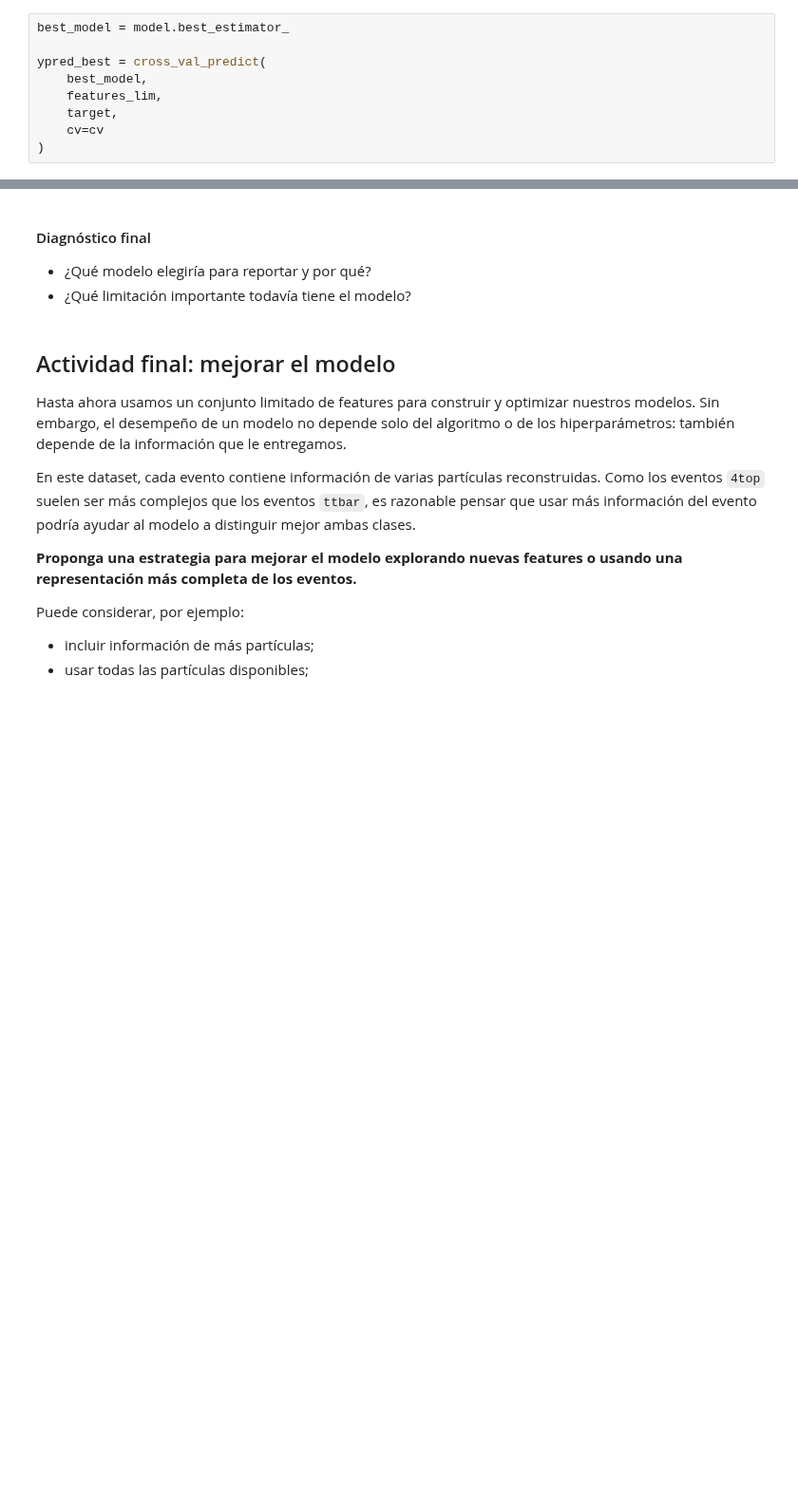
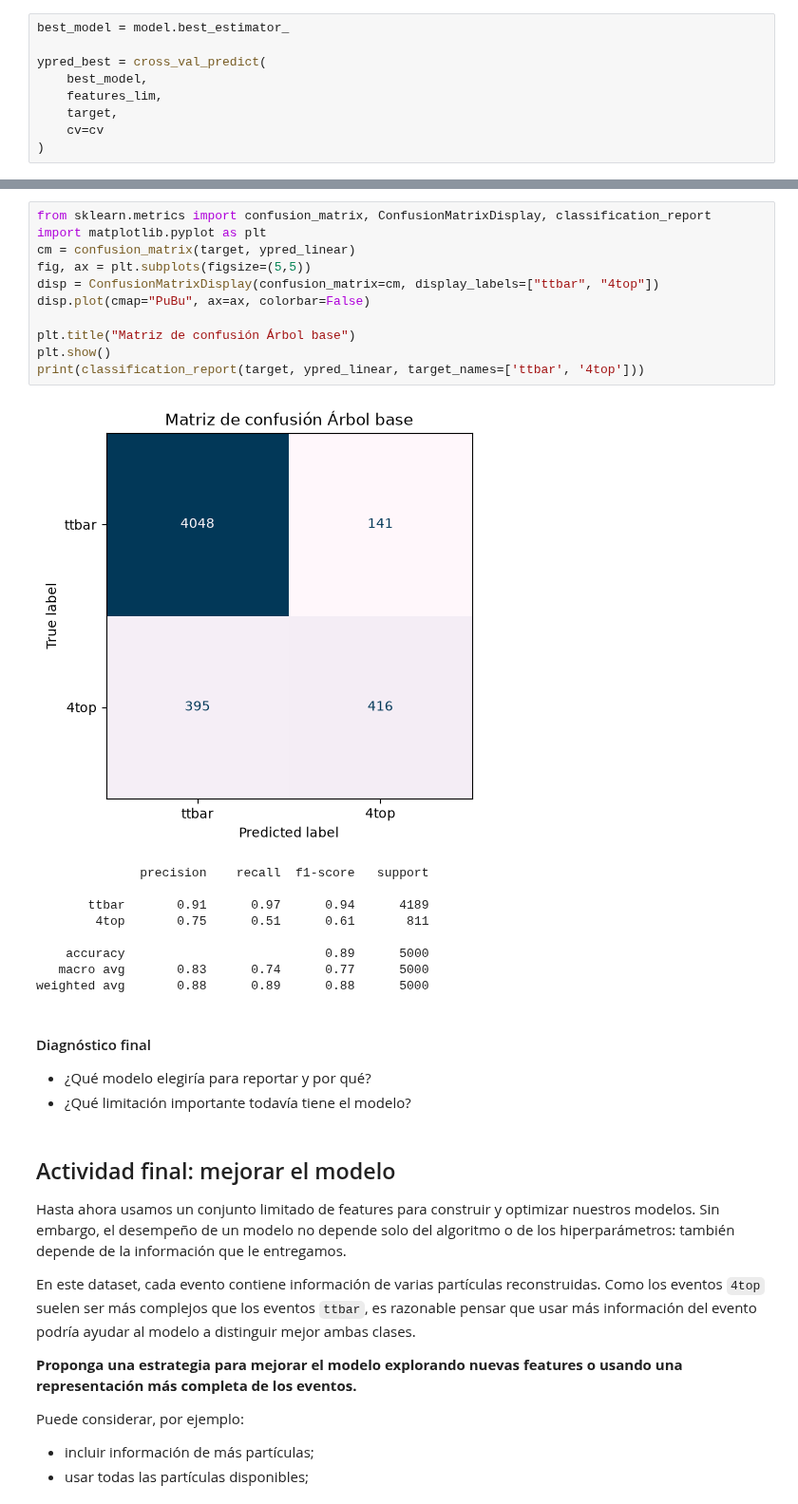
Before and after one commit to tobi557/ML_USM, a Jupyter notebook: Actividades/Semana05_SVM.ipynb, the cells around one changed output, grey strips where cells are left out. Shown at 95% size. Drawn from its saved outputs; the diff is of its cells as text; blank space fills up the shorter version.

```diff
--- a/Actividades/Semana05_SVM.ipynb
+++ b/Actividades/Semana05_SVM.ipynb
@@ -446,3 +674,24 @@ Complete la tabla de comparación
+# %%
+from sklearn.metrics import confusion_matrix, ConfusionMatrixDisplay, classification_report
+import matplotlib.pyplot as plt
+cm = confusion_matrix(target, ypred_linear)
+fig, ax = plt.subplots(figsize=(5,5))
+disp = ConfusionMatrixDisplay(confusion_matrix=cm, display_labels=["ttbar", "4top"])
+disp.plot(cmap="PuBu", ax=ax, colorbar=False)
+
+plt.title("Matriz de confusión Árbol base")
+plt.show()
+print(classification_report(target, ypred_linear, target_names=['ttbar', '4top']))
+# %% [output]
+[figure, added]
+              precision    recall  f1-score   support
+
+       ttbar       0.91      0.97      0.94      4189
+        4top       0.75      0.51      0.61       811
+
+    accuracy                           0.89      5000
+   macro avg       0.83      0.74      0.77      5000
+weighted avg       0.88      0.89      0.88      5000
 # %% [markdown]
 #### Diagnóstico final
 
```
Also changed, not shown: parts of 39 cells of this notebook.
